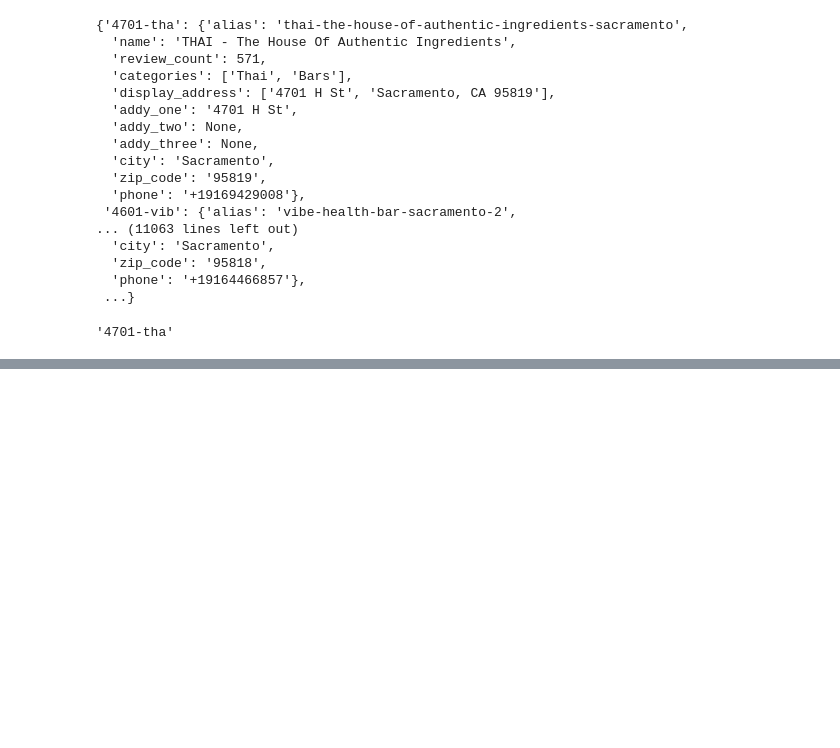
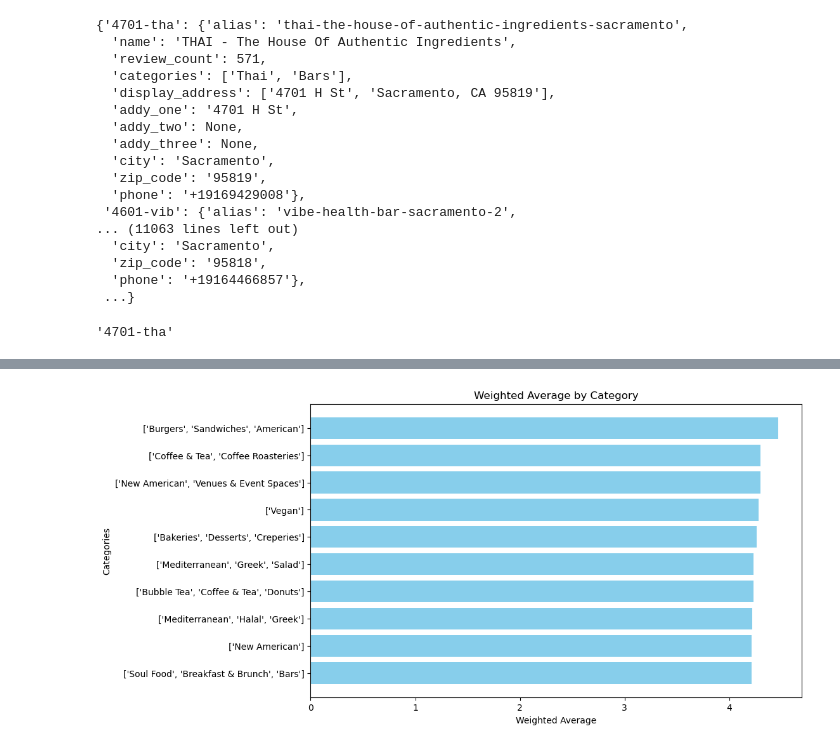
Before and after one commit to AlanPhan1999/207Final, a Jupyter notebook: Final.ipynb, the cells around one changed output, grey strips where cells are left out. Saved outputs shown, nothing was run; the diff lists cells and outputs as text; code cells hidden in the pictures; blank space fills up the shorter version.

Commit message:
Added figures

```diff
--- a/Final.ipynb
+++ b/Final.ipynb
@@ -118,0 +196,4 @@ df_yelp.to_csv("Data/yelpdf.csv")
+# %%
+check = pd.read_csv('Data/merged.csv')
+check.drop(columns=['Unnamed: 0'], inplace=True)
+check
@@ -118,0 +214,27 @@ df_yelp.to_csv("Data/yelpdf.csv")
+# %%
+agg = {
+    'rating': lambda x : x.mean(),
+    'review_count' : lambda x : x.sum()
+
+}
+df = check.groupby('categories').agg(agg).sort_values('rating',ascending = False)
+avg_num_reviews = int(df['review_count'].mean())
+avg_review = round(df['rating'].mean(),2)
+
+df = df.assign(avg_review_numbers = avg_num_reviews)
+df = df.assign(avg_review = avg_review)
+
+df['weighted_average'] = df.apply(lambda row: round((row['avg_review']*row['avg_review_numbers'] + row['rating']*row['review_count'])/(row['avg_review_numbers']+row['review_count']),2),axis=1)
+
+df = df.sort_values('weighted_average', ascending=False).head(10).reset_index()
+
+plt.figure(figsize=(10, 6))
+plt.barh(df['categories'].apply(lambda x: ''.join(x)), df['weighted_average'], color='skyblue')
+plt.xlabel('Weighted Average')
+plt.ylabel('Categories')
+plt.title('Weighted Average by Category')
+plt.gca().invert_yaxis()  # Invert y-axis for better readability
+plt.savefig('Data/Category_graph.jpg',bbox_inches='tight')
+plt.show()
+# %% [output]
+[figure, added]
```
Also changed, not shown: parts of 19 cells of this notebook, 7 other files.
